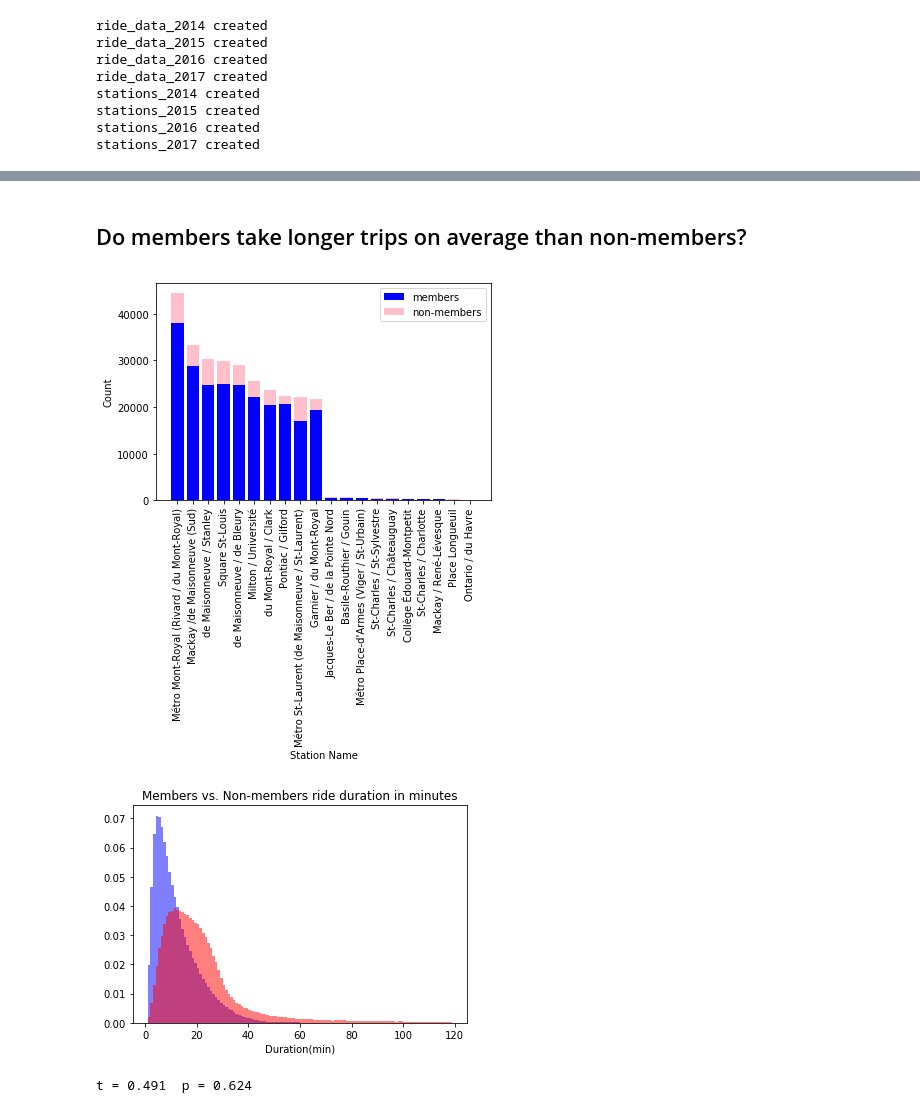
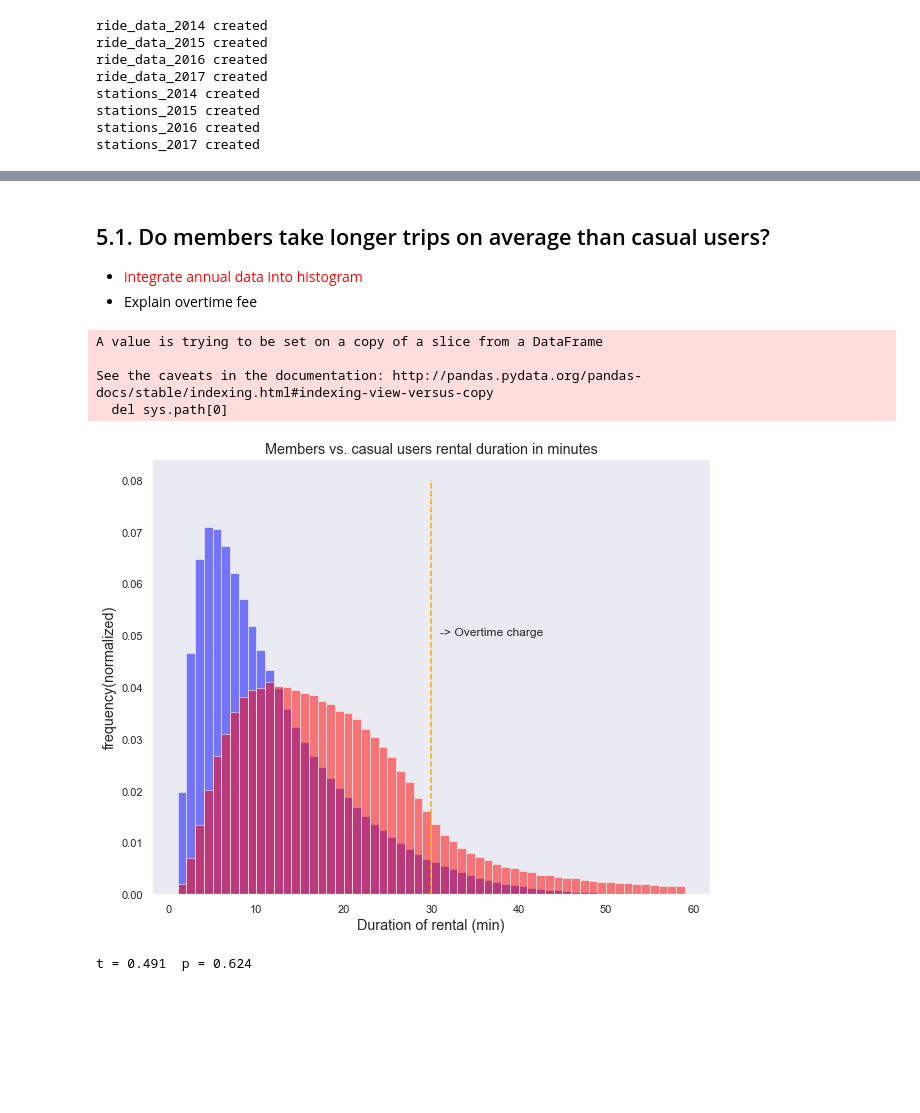
Before and after one commit to WAzaizeh/Data_Science_Basics, a Jupyter notebook: Capstone.ipynb, the cells around one changed output, grey strips where cells are left out. Drawn from its saved outputs; the diff is of its cells as text; code cells hidden in the pictures; blank space fills up the shorter version.

```diff
--- a/Capstone.ipynb
+++ b/Capstone.ipynb
@@ -82,14 +82,3 @@ stations_2014 created
 stations_2015 created
 stations_2016 created
 stations_2017 created
-# %%
-# Add column with station name to ride_data_2015 dataframe
-ride_data_2015['start_station_name'] = ride_data_2015.start_station_code.map(stations_2015.set_index('code')['name'].to_dict())
-ride_data_2015['end_station_name'] = ride_data_2015.end_station_code.map(stations_2015.set_index('code')['name'].to_dict())
-# Remove unnecessary column named 'Unnamed: 0'
-ride_data_2015 = ride_data_2015.drop(['Unnamed: 0'], axis=1)
-# Top 10 and bottom 10 stations by enteries
-ride_data_counts = ride_data_2015['start_station_name'].value_counts()
-top_counts = ride_data_counts.index.tolist()[:10] + ride_data_counts.index.tolist()[-10:]
-ride_data_counts[top_counts].plot(kind='bar')
-plt.show()
@@ -98,44 +272,46 @@ plt.show()
 # %% [markdown]
-## Do members take longer trips on average than non-members?
+## 5.1. Do members take longer trips on average than casual users?
+- <font color='red'> integrate annual data into histogram
+- Explain overtime fee <font>
-# %%
-# Top 20 statsions with the most rides and their member vs. non-member enteries
-
-## Prepare data for plotting
-ride_data_groups = ride_data_2015.groupby(['start_station_name','is_member']).count() #counts by station then by membership
-ride_data_counts_unstacked = ride_data_groups['start_date'].unstack() # change table from by station  by membership to
-
-# genearte list necessary for barplot for only top_counts (top 10 and bottom 10)
-ride_data_counts_unstacked = ride_data_counts_unstacked.loc[top_counts,:]
-
-## Plot data frame (ride_data_counts_unstacked) of counts by station name then by membership
-plt.bar(top_counts, ride_data_counts_unstacked[1], bottom=None, color='blue', label='members')
-plt.bar(top_counts, ride_data_counts_unstacked[0], bottom=ride_data_counts_unstacked[1], color='pink', label='non-members')
-plt.legend()
-plt.xlabel('Station Name')
-plt.xticks(rotation=90)
-plt.ylabel('Count')
-plt.show()
-# %% [output]
-[figure, removed]
 # %%
-# Compare duration distribution for members vs. non-members
+## Compare rental duration distribution for members vs. casual users
 
-## convert duration_sec to duration_min
-if 'duration_sec' in ride_data_2015.columns:
-    ride_data_2015['duration_min'] = ride_data_2015['duration_sec'] / 60
-    ride_data_2015 = ride_data_2015.drop(['duration_sec'], axis=1)
+years_rides = (ride_data_2014, ride_data_2015, ride_data_2016, ride_data_2017)
+year = 2014
+duration_data = pd.DataFrame(columns = ['duration', 'holiday', 'year'])
 
+for i,ride_data in enumerate(years_rides):
+    # add duration, membership and year to DataFrame
+    df = ride_data.groupby(['workday'])['start_date'].count().reset_index().rename(columns={'workday': 'holiday', 'start_date' : 'count'})
+    df['year'] = [year] * df.shape[0]
+    df['count'] = df['count'].astype(float)
+    year += 1
+    df['count'][0] = df['count'][0] + df['count'][1]
+    df = df.iloc[[0,2]]
+    holiday_count = holiday_count.append(df, sort=False)
+
+
+# prepare data for plotting
 member = ride_data_2015.loc[ride_data_2015['is_member'] == 1, 'duration_min']
 non_member = ride_data_2015.loc[ride_data_2015['is_member'] == 0, 'duration_min']
-
-plt.hist(member, density=True, color='blue', bins=np.arange(1, 120), alpha=.5)
-plt.hist(non_member, density=True, color='red', bins=np.arange(1, 120), alpha=.5)
-plt.title('Members vs. Non-members ride duration in minutes')
-plt.xlabel('Duration(min)')
-
+# generate histograms
+plt.hist(member, density=True, color='blue', bins=np.arange(1, 60), alpha=.5)
+plt.hist(non_member, density=True, color='red', bins=np.arange(1, 60), alpha=.5)
+# add line at overtime charge area
+plt.plot([30,30],[0,0.08],color = 'orange',linestyle = '--')
+plt.text(31,0.05,'-> Overtime charge')
+# labeling and customizing plot
+plt.grid(b=False)
+plt.title('Members vs. casual users rental duration in minutes', fontsize='large')
+plt.xlabel('Duration of rental (min)', fontsize='large')
+plt.ylabel('frequency(normalized)', fontsize='large')
 plt.show()
 # %% [output]
+A value is trying to be set on a copy of a slice from a DataFrame
+
+See the caveats in the documentation: http://pandas.pydata.org/pandas-docs/stable/indexing.html#indexing-view-versus-copy
+  del sys.path[0]
-[figure, old version]
+[figure, new version]
 # %%
 # Compute the descriptive statistics of members and non-members
 abar = member.mean()
```
Also changed, not shown: parts of 26 cells of this notebook.
